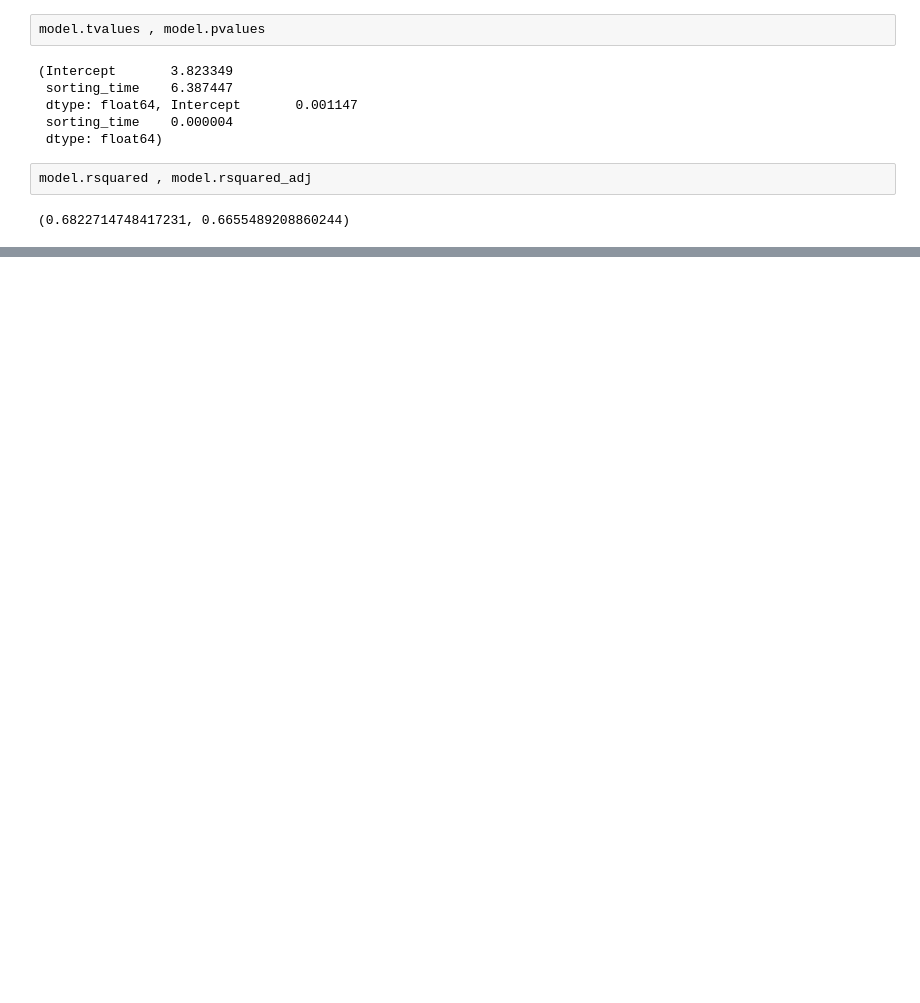
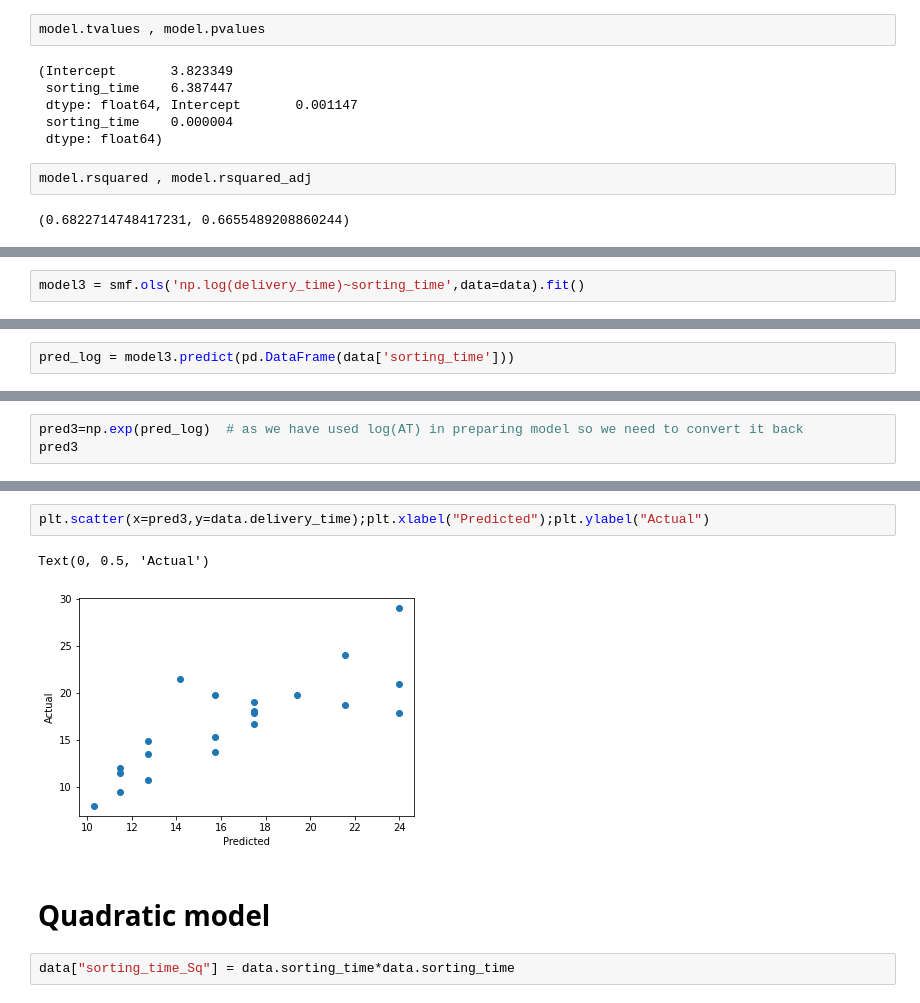
Before and after one commit to bismahashim/Assignment, a Jupyter notebook: Assignment_Simple_Linear_Regression_Q1.ipynb, the cells around one changed output, grey strips where cells are left out. Cells and saved outputs as stored; diff of their text form; blank space fills up the shorter version.

```diff
--- a/Assignment_Simple_Linear_Regression_Q1.ipynb
+++ b/Assignment_Simple_Linear_Regression_Q1.ipynb
@@ -186,0 +292,2 @@ dtype: float64
+# %%
+model3 = smf.ols('np.log(delivery_time)~sorting_time',data=data).fit()
@@ -186,0 +335,2 @@ dtype: float64
+# %%
+pred_log = model3.predict(pd.DataFrame(data['sorting_time']))
@@ -186,0 +357,3 @@ dtype: float64
+# %%
+pred3=np.exp(pred_log)  # as we have used log(AT) in preparing model so we need to convert it back
+pred3
@@ -186,0 +408,9 @@ dtype: float64
+# %%
+plt.scatter(x=pred3,y=data.delivery_time);plt.xlabel("Predicted");plt.ylabel("Actual")
+# %% [output]
+Text(0, 0.5, 'Actual')
+[figure, added]
+# %% [markdown]
+ # Quadratic model
+# %%
+data["sorting_time_Sq"] = data.sorting_time*data.sorting_time
```
Also changed, not shown: parts of 36 cells of this notebook.
